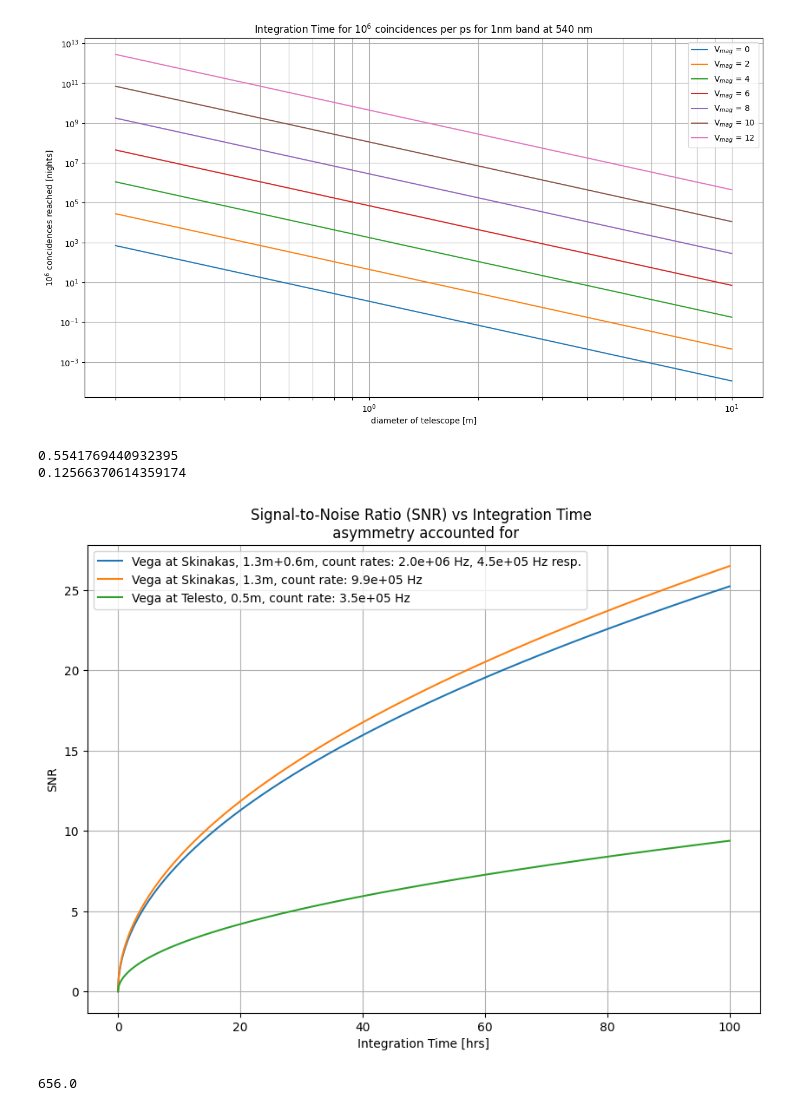
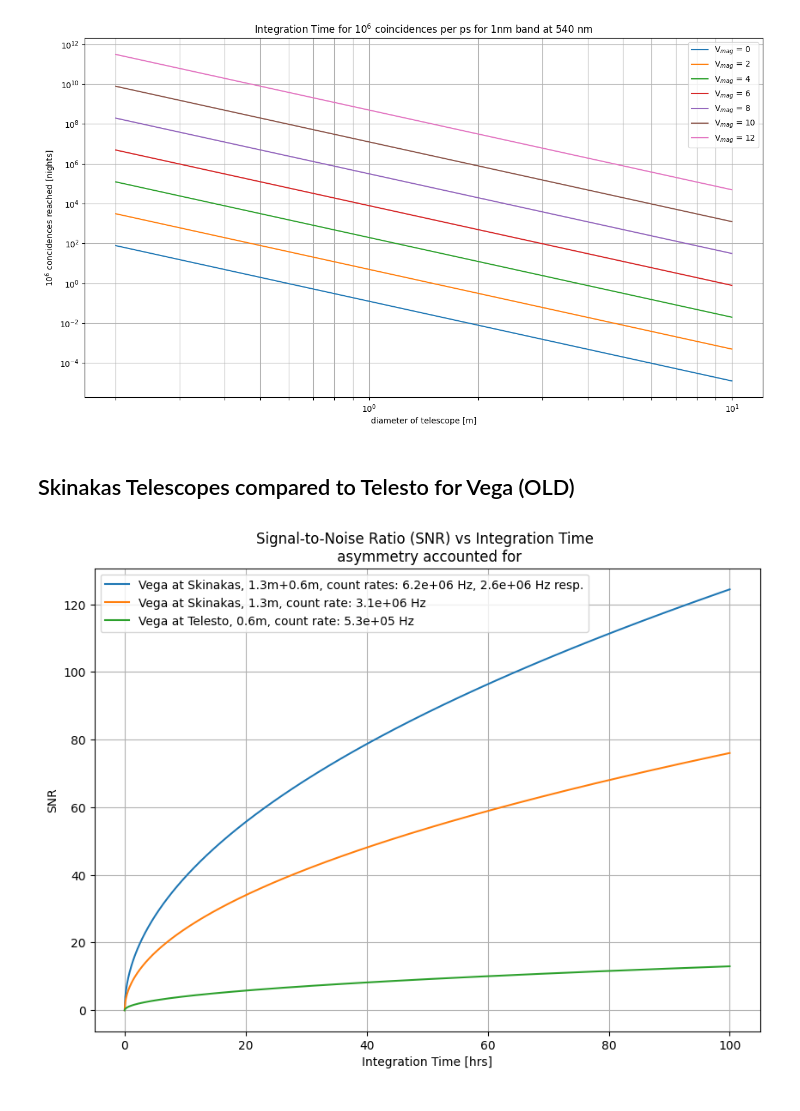
Before and after one commit to LucijanaS/brightstar, a Jupyter notebook: SNR_coincidences.ipynb, the cells around one changed output. Cells and saved outputs as stored; diff of their text form; code cells hidden in the pictures.

```diff
--- a/SNR_coincidences.ipynb
+++ b/SNR_coincidences.ipynb
@@ -152,14 +93,10 @@ with
 # %%
-def count_rate(mag, diameter):
+# when splitting the light into two SPADs
+def count_rate(mag, diameter, efficiency_o = efficiency_o_set, efficiency_d=0.4, efficiency_f=0.9, efficiency_p=1):
     Phi_ = Phi(mag, wavelength)
-    #print('Phi: ',Phi_)
     delta_nu = c*delta_lambda/(wavelength**2)
-    efficiency_o = 0.5 # optical efficiency
-    efficiency_d = 0.4 # detector efficiency
-    efficiency_f = 0.5 # filter efficiency
-    efficiency_p = 1 # 1 means no polarizer, 0.5 with
     efficiency_overall = efficiency_o*efficiency_d*efficiency_f*efficiency_p
-    return (1/(2*np.sqrt(2)))*efficiency_overall*delta_nu*Phi_*area_sub(diameter, effective_diameter)
+    return (1/(2*np.sqrt(2)))*efficiency_overall*delta_nu*Phi_*area(diameter)
 
 print('count rate: ', count_rate(0, 0.5))
 # %% [output]
@@ -167,3 +104,10 @@ count rate:  352212.7811196006
+# %%
+# for SII with non-zero baseline
+def count_rate2(mag, diameter_1, efficiency_o = efficiency_o_set, efficiency_d=0.4, efficiency_f=0.9, efficiency_p=1):
+    Phi_ = Phi(mag, wavelength)
+    delta_nu = c*delta_lambda/(wavelength**2)
+    efficiency_overall = efficiency_o*efficiency_d*efficiency_f*efficiency_p
+    return (1/np.sqrt(2))*efficiency_overall*delta_nu*Phi_*area(diameter_1)
 # %% [markdown]
 ## Random Coincidence Count
 The random coincidence count (in other words, the baseline) per $\Delta t$ is:
@@ -309,69 +258,40 @@ ax = plt.gca()
 ax.xaxis.set_major_locator(LogLocator(base=10.0, subs=np.arange(1, 10) * 0.1, numticks=15))  # More dense ticks
 # %% [output]
 [figure]
+# %% [markdown]
+## Skinakas Telescopes compared to Telesto for Vega (OLD)
 # %%
-# Generate diameters
-hours = 6
 T_0 = np.linspace(0, 100, 1000)
 
 mag = 0
 
-def count_rate(mag, diameter):
-    Phi_ = Phi(mag, wavelength)
-    #print('Phi: ',Phi_)
-    delta_nu = c*delta_lambda/(wavelength**2)
-    efficiency_o = 0.5 # optical efficiency
-    efficiency_d = 0.4 # detector efficiency
-    efficiency_f = 0.5 # filter efficiency
-    efficiency_p = 1 # 1 means no polarizer, 0.5 with
-    efficiency_overall = efficiency_o*efficiency_d*efficiency_f*efficiency_p
-    return (1/(2*np.sqrt(2)))*efficiency_overall*delta_nu*Phi_*area_sub(diameter, 1)
-
-def count_rate2(mag, diameter_1):
-    Phi_ = Phi(mag, wavelength)
-    #print('Phi: ',Phi_)
-    delta_nu = c*delta_lambda/(wavelength**2)
-    efficiency_o = 0.5 # optical efficiency
-    efficiency_d = 0.4 # detector efficiency
-    efficiency_f = 0.5 # filter efficiency
-    efficiency_p = 1 # 1 means no polarizer, 0.5 with
-    efficiency_overall = efficiency_o*efficiency_d*efficiency_f*efficiency_p
-    area_total = area_sub(diameter_1, 1)
-    return (1/(np.sqrt(2)))*efficiency_overall*delta_nu*Phi_*area_total
+diameter_1 = 1.21 # m
+diameter_2 = 0.56 # m
+diameter = 0.5 # m
 
 # Plot SNR vs integration time T_0
 plt.figure(figsize=(10, 7))
-
-snr_two_values = SNR_two(T_0, mag, diameter_1, diameter_2)
-count_rate_2 = count_rate2(mag, diameter_1,)
+snr_two_values = SNR_two(T_0, mag, diameter_1, diameter_2, efficiency_p_1=0.5, efficiency_p_2=1)
+count_rate_2 = count_rate2(mag, diameter_1, efficiency_p=0.5)
 count_rate_3 = count_rate2(mag, diameter_2)
 plt.plot(T_0, snr_two_values, label=f"Vega at Skinakas, 1.3m+0.6m, count rates: {count_rate_2:.1e} Hz, {count_rate_3:.1e} Hz resp.")
 
 # Plot for 1.3m telescope
-snr_simple_1_values = SNR_simple(T_0, mag, diameter_1)
-count_rate_simple_1 = count_rate(mag, diameter_1)
+snr_simple_1_values = SNR_simple(T_0, mag, diameter_1, efficiency_p=0.5)
+count_rate_simple_1 = count_rate(mag, diameter_1, efficiency_p=0.5)
 plt.plot(T_0, snr_simple_1_values, label=f"Vega at Skinakas, 1.3m, count rate: {count_rate_simple_1:.1e} Hz")
 
+
 # Plot for 0.5m telescope
-snr_simple_values = SNR_simple(T_0, mag, diameter)
-count_rate_simple = count_rate(mag, diameter)
-plt.plot(T_0, snr_simple_values, label=f"Vega at Telesto, 0.5m, count rate: {count_rate_simple:.1e} Hz")
+snr_simple_values = SNR_simple(T_0, mag, diameter, efficiency_p=0.5)
+count_rate_simple = count_rate(mag, diameter, efficiency_p=0.5)
+plt.plot(T_0, snr_simple_values, label=f"Vega at Telesto, 0.6m, count rate: {count_rate_simple:.1e} Hz")
 
 plt.xlabel('Integration Time [hrs]')
 plt.ylabel('SNR')
 plt.title('Signal-to-Noise Ratio (SNR) vs Integration Time \n asymmetry accounted for')
 plt.legend(loc='upper left')
 plt.grid(True)
 plt.show()
 # %% [output]
-0.5541769440932395
-0.12566370614359174
-[figure, old version]
+[figure, new version]
-# %%
-d_sky = 1e-9
-N = 2048
-lam = 656e-9
-d_ground = lam/ (N * d_sky)
-print(d_ground*N)
-# %% [output]
-656.0
```
Also changed, not shown: parts of 24 cells of this notebook, 9 other files.
